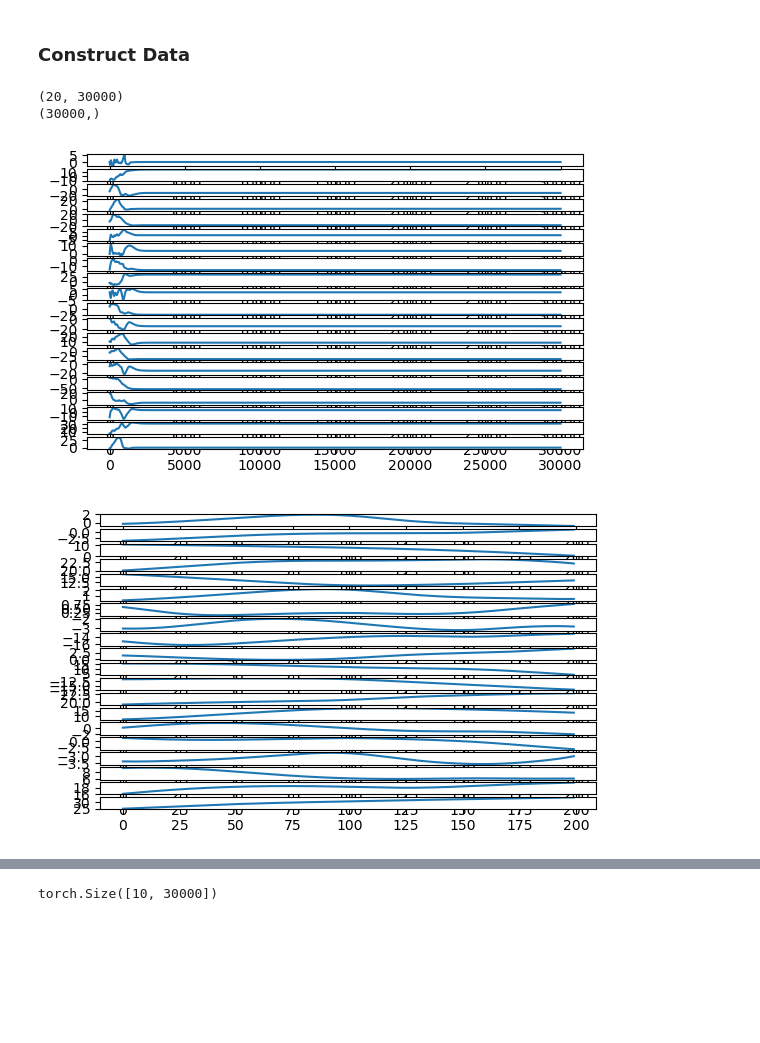
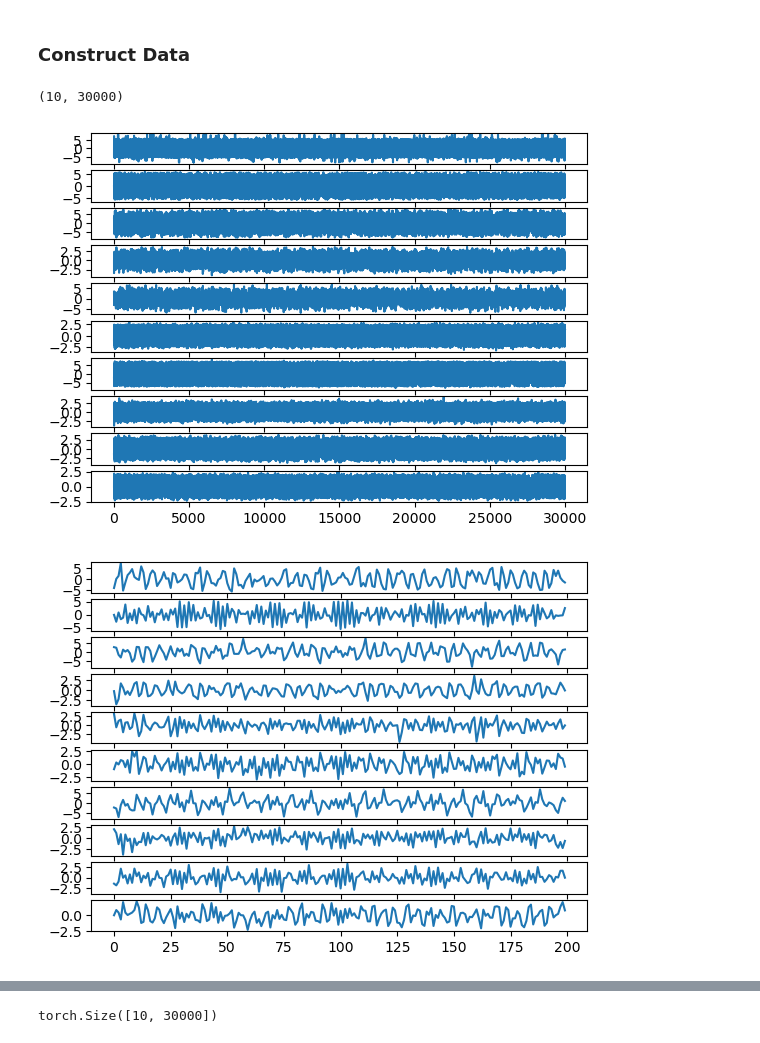
Before and after one commit to wuweizhang0723/func2graph, a Jupyter notebook: notebook/check_data/simulation_data.ipynb, the cells around one changed output, grey strips where cells are left out. Saved outputs shown, nothing was run; the diff lists cells and outputs as text; code cells hidden in the pictures; blank space fills up the shorter version.

```diff
--- a/notebook/check_data/simulation_data.ipynb
+++ b/notebook/check_data/simulation_data.ipynb
@@ -23,15 +23,15 @@ plt.show()
 # %% [markdown]
 ### Construct Data
 # %%
-neuron_num = 20
+neuron_num = 10
 dt = 0.05
 tau = 10
 
 spike_neuron_num=2
 spike_input=5
 
-weight_scale = 5
-init_scale = 10
+weight_scale = 1
+init_scale = 1
 
 total_time = 30000
 
@@ -63,22 +63,26 @@ result = np.concatenate(result, axis=1)
 
 print(result.shape)
 # %% [output]
-(20, 30000)
-(30000,)
+(10, 30000)
 # %%
 for i in range(neuron_num):
-    plt.subplot(25, 1, i+1)
+    plt.subplot(10, 1, i+1)
     plt.plot(result[i])
 plt.show()
 
 for i in range(neuron_num):
-    plt.subplot(25, 1, i+1)
+    plt.subplot(10, 1, i+1)
+    plt.plot(result[i][:200])
+plt.show()
+
+for i in range(neuron_num):
+    plt.subplot(10, 1, i+1)
     plt.plot(result[i][400:600])
 plt.show()
 
 for i in range(neuron_num):
-    plt.subplot(25, 1, i+1)
+    plt.subplot(10, 1, i+1)
     plt.plot(result[i][5000:5200])
 # %% [output]
-[figure, old version]
+[figure, new version]
-[figure, old version]
+[figure, new version]
```
Also changed, not shown: parts of 4 cells of this notebook, 4 other files.
